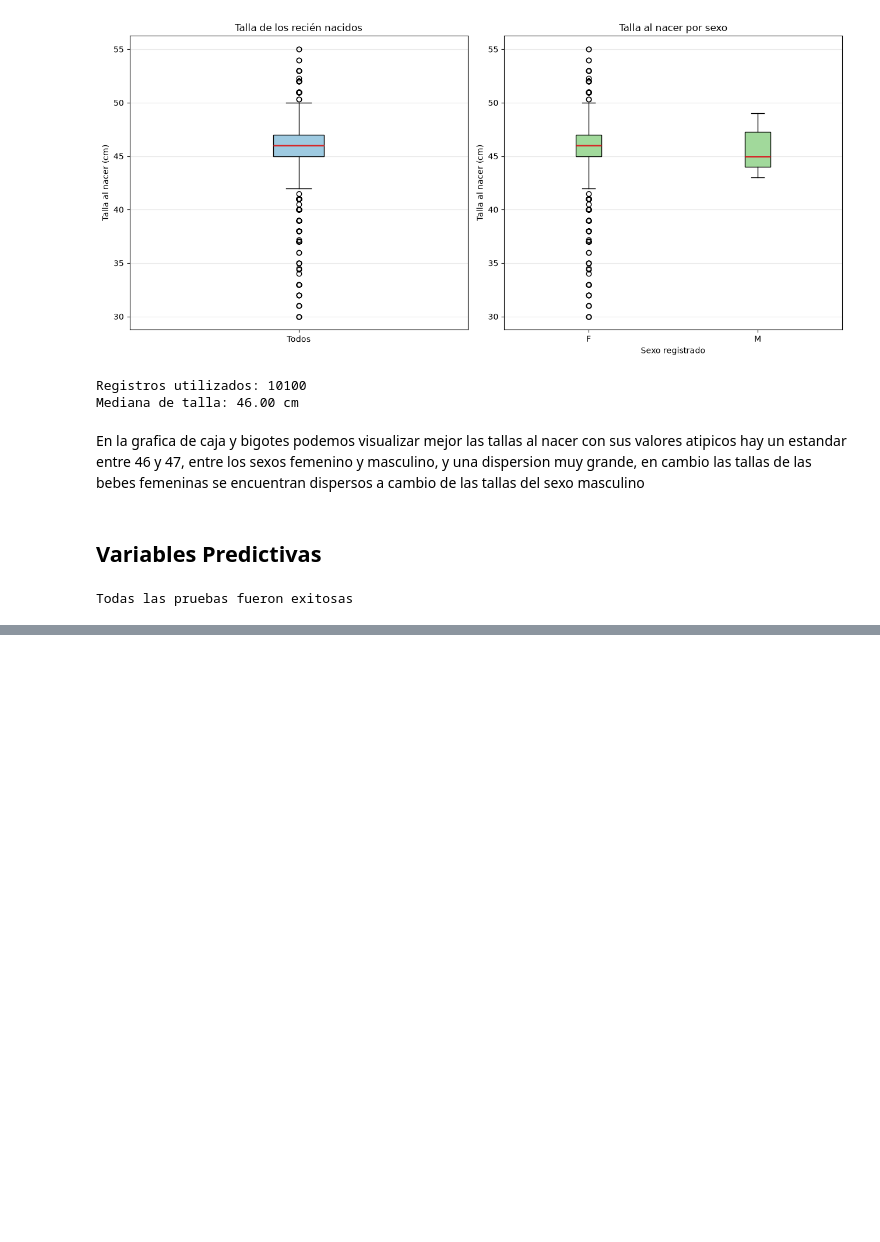
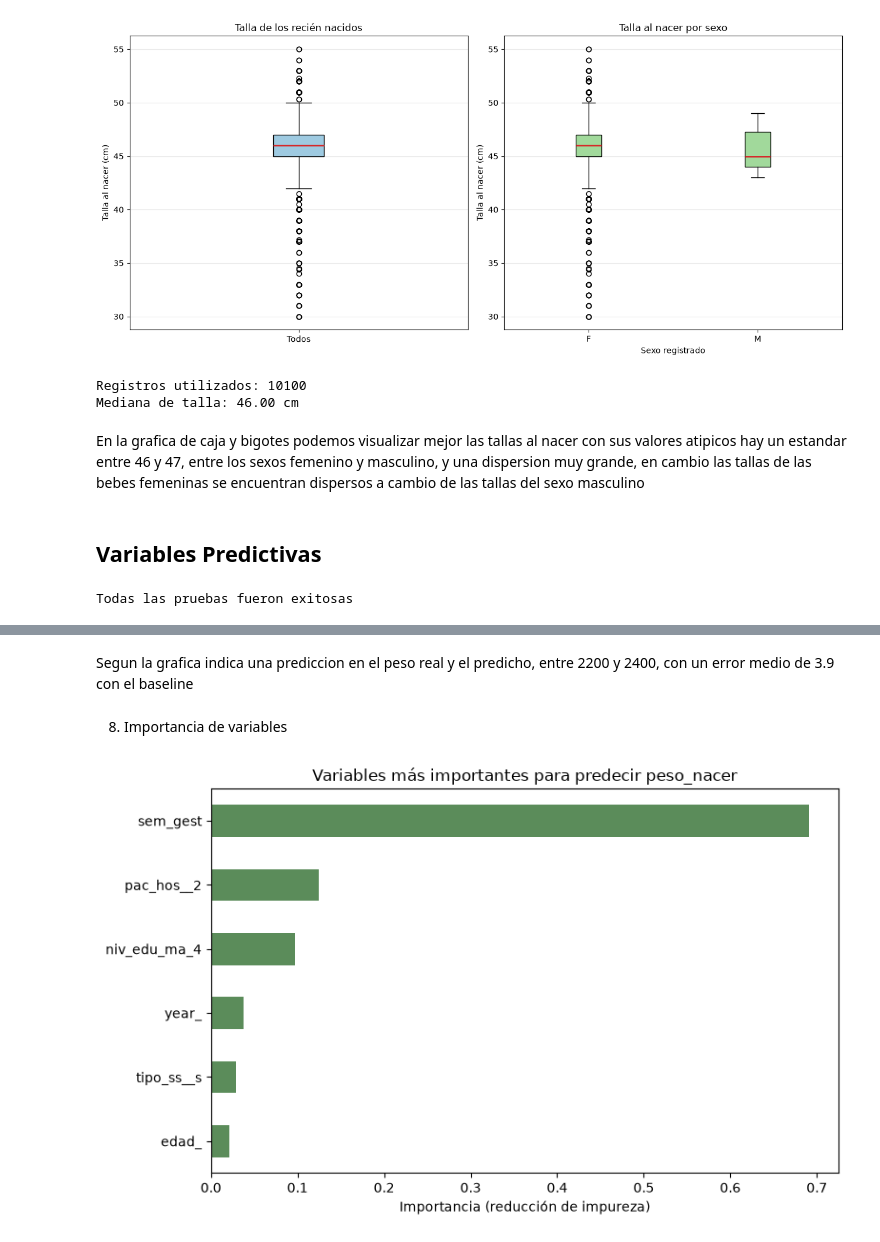
Before and after one commit to thecont15/Introduccion-a-la-programacion-cientifica, a Jupyter notebook: notebooks/Analisis_Sebas.ipynb, the cells around one changed output, grey strips where cells are left out. Cells and saved outputs as stored; diff of their text form; code cells hidden in the pictures; blank space fills up the shorter version.

```diff
--- a/notebooks/Analisis_Sebas.ipynb
+++ b/notebooks/Analisis_Sebas.ipynb
@@ -939,0 +1173,24 @@ Todas las pruebas fueron exitosas
+# %% [markdown]
+Segun la grafica indica una prediccion en el peso real y el predicho, entre 2200 y 2400, con un error medio de 3.9 con el baseline
+# %% [markdown]
+8. Importancia de variables
+# %%
+importancias = pd.Series(
+    modelo.feature_importances_,
+    index=X.columns,
+)
+
+importancias = (
+    importancias[importancias > 0]
+    .sort_values(ascending=True)
+    .tail(12)
+)
+
+fig, ax = plt.subplots(figsize=(8, 5))
+importancias.plot(kind="barh", ax=ax, color="#5B8C5A")
+ax.set_title(f"Variables más importantes para predecir {OBJETIVO}")
+ax.set_xlabel("Importancia (reducción de impureza)")
+plt.tight_layout()
+plt.show()
+# %% [output]
+[figure, added]
```
Also changed, not shown: parts of 30 cells of this notebook, 3 other files.
